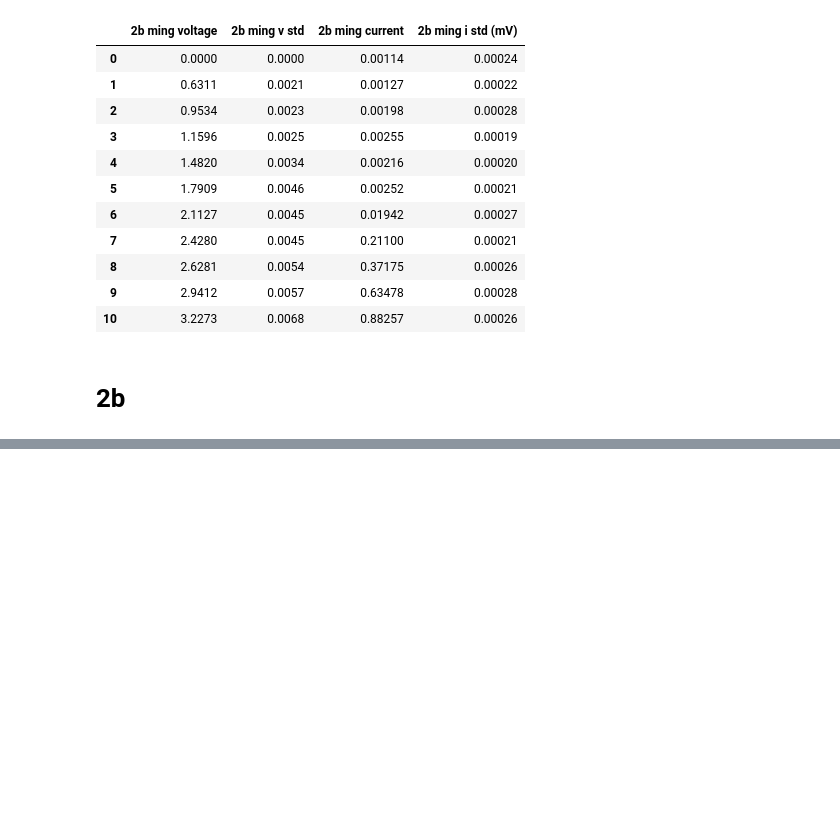
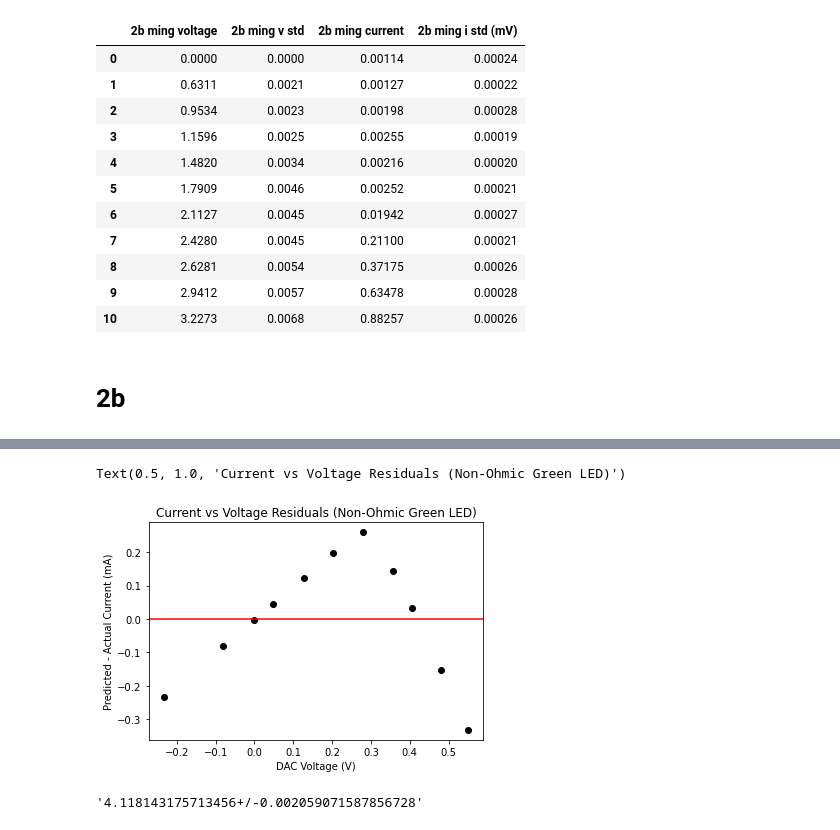
Before and after one commit to evilpegasus/physics5bl, a Jupyter notebook: em1/em1.ipynb, the cells around one changed output, grey strips where cells are left out. Cells and saved outputs as stored; diff of their text form; code cells hidden in the pictures; blank space fills up the shorter version.

```diff
--- a/em1/em1.ipynb
+++ b/em1/em1.ipynb
@@ -47,0 +85,14 @@ Text(0, 0.5, 'Current (mA)')
+# %%
+# plot residuals
+plt.scatter(lr.predict(df_2b[["Voltage (V)"]]), lr.predict(df_2b[["Voltage (V)"]]) - df_2b[["Current (mA)"]], color='black')
+plt.axhline(y=0, color='r', linestyle='-')
+plt.xlabel("DAC Voltage (V)")
+plt.ylabel("Predicted - Actual Current (mA)")
+plt.title("Current vs Voltage Residuals (Non-Ohmic Green LED)")
+# %% [output]
+Text(0.5, 1.0, 'Current vs Voltage Residuals (Non-Ohmic Green LED)')
+[figure, added]
+# %%
+str((1 / lr.coef_[0])[0]) + "+/-" + str((1 / lr.coef_[0])[0] * 0.0005)
+# %% [output]
+'4.118143175713456+/-0.002059071587856728'
```
Also changed, not shown: parts of 8 cells of this notebook.
